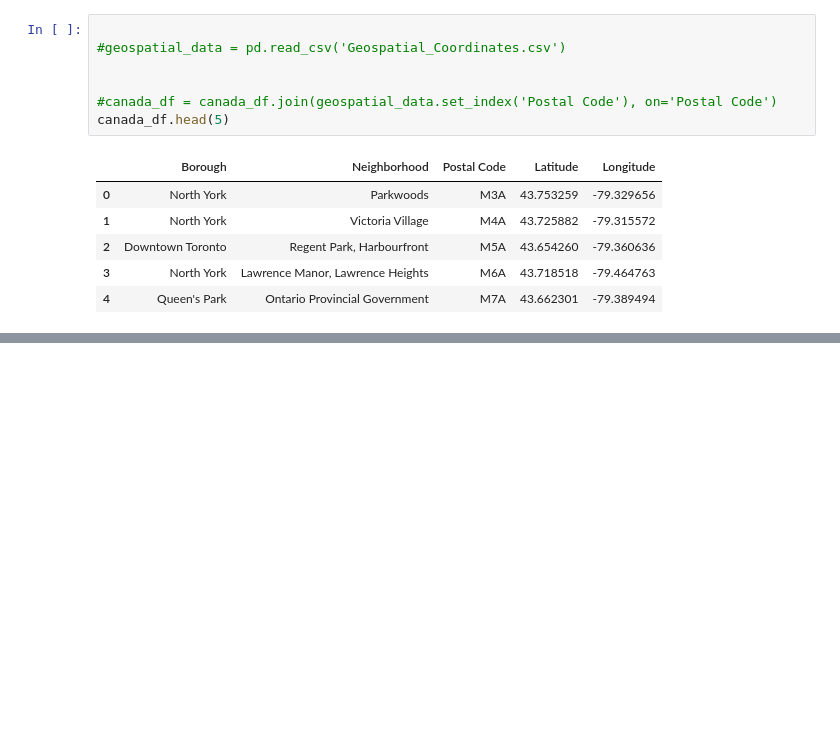
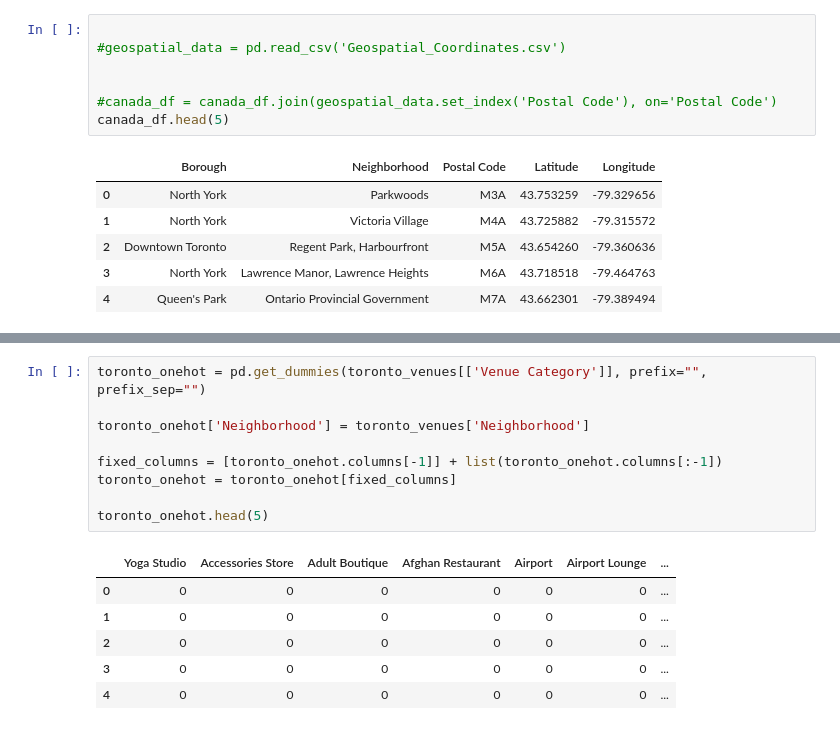
Before and after one commit to bbboomboom/bbboomboom, a Jupyter notebook: toronto.ipynb, the cells around one changed output, grey strips where cells are left out. Saved outputs shown, nothing was run; the diff lists cells and outputs as text; blank space fills up the shorter version.

```diff
--- a/toronto.ipynb
+++ b/toronto.ipynb
@@ -82,0 +187,16 @@ GeocoderUnavailable: HTTPSConnectionPool(host='nominatim.openstreetmap.org', por
+# %%
+toronto_onehot = pd.get_dummies(toronto_venues[['Venue Category']], prefix="", prefix_sep="")
+
+toronto_onehot['Neighborhood'] = toronto_venues['Neighborhood']
+
+fixed_columns = [toronto_onehot.columns[-1]] + list(toronto_onehot.columns[:-1])
+toronto_onehot = toronto_onehot[fixed_columns]
+
+toronto_onehot.head(5)
+# %% [output]
+|  | Yoga Studio | Accessories Store | Adult Boutique | Afghan Restaurant | Airport | Airport Lounge | ... |
+| 0 | 0 | 0 | 0 | 0 | 0 | 0 | ... |
+| 1 | 0 | 0 | 0 | 0 | 0 | 0 | ... |
+| 2 | 0 | 0 | 0 | 0 | 0 | 0 | ... |
+| 3 | 0 | 0 | 0 | 0 | 0 | 0 | ... |
+| 4 | 0 | 0 | 0 | 0 | 0 | 0 | ... |
```
Also changed, not shown: parts of 14 cells of this notebook.
